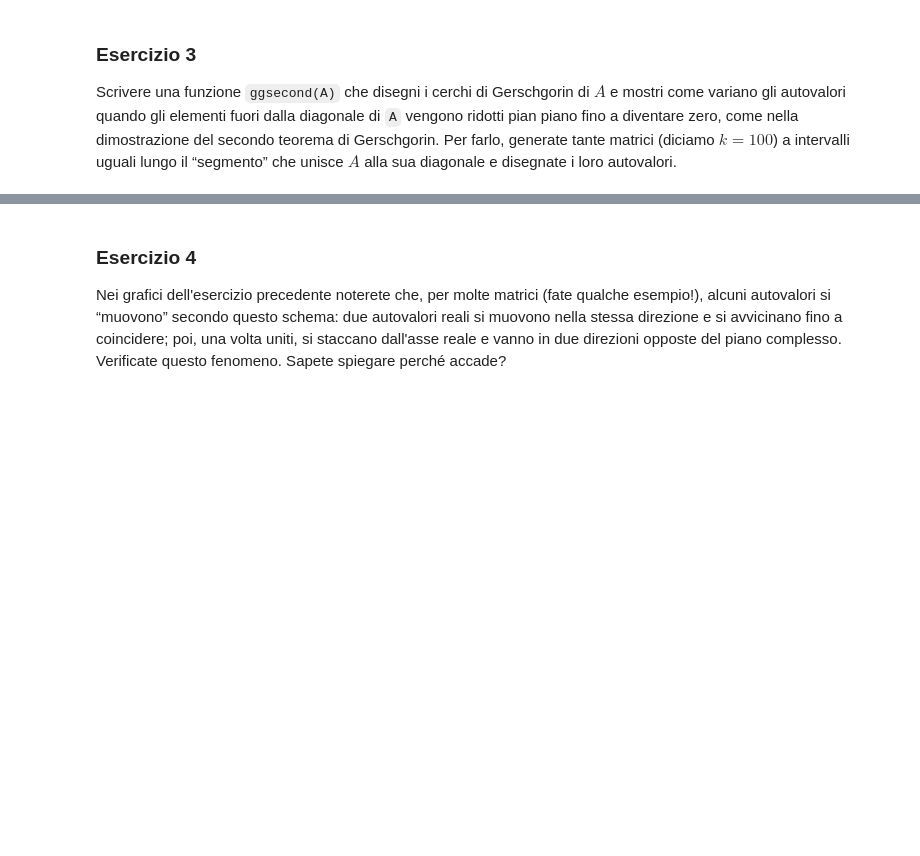
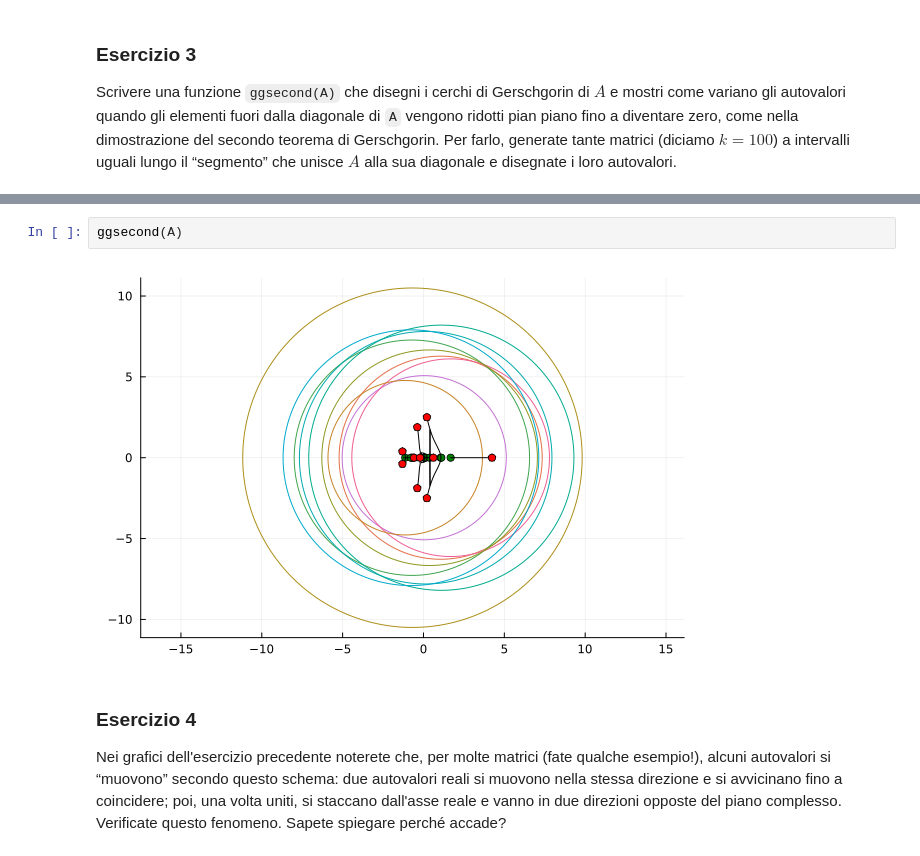
Before and after one commit to egraziani5/egraziani5.github.io, a Jupyter notebook: Laboratorio_02.ipynb, the cells around one changed output, grey strips where cells are left out. Saved outputs shown, nothing was run; the diff lists cells and outputs as text; blank space fills up the shorter version.

```diff
--- a/Laboratorio_02.ipynb
+++ b/Laboratorio_02.ipynb
@@ -444,3 +446,7 @@ scatter!(p, real(aut(end, :)), imag(aut(end, :)), color=:red)
+# %%
+ggsecond(A)
+# %% [output]
+[figure, added]
 # %% [markdown]
 ### Esercizio 4
 
```
Also changed, not shown: parts of 2 cells of this notebook.
